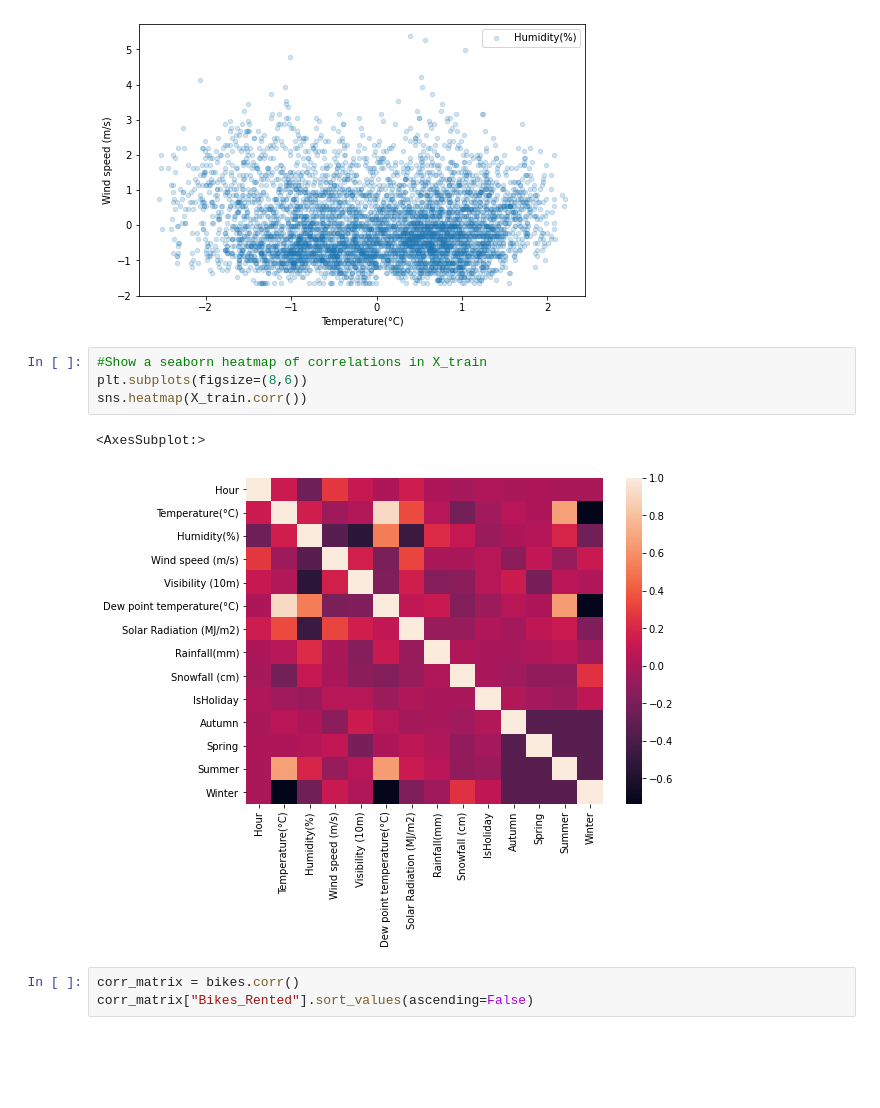
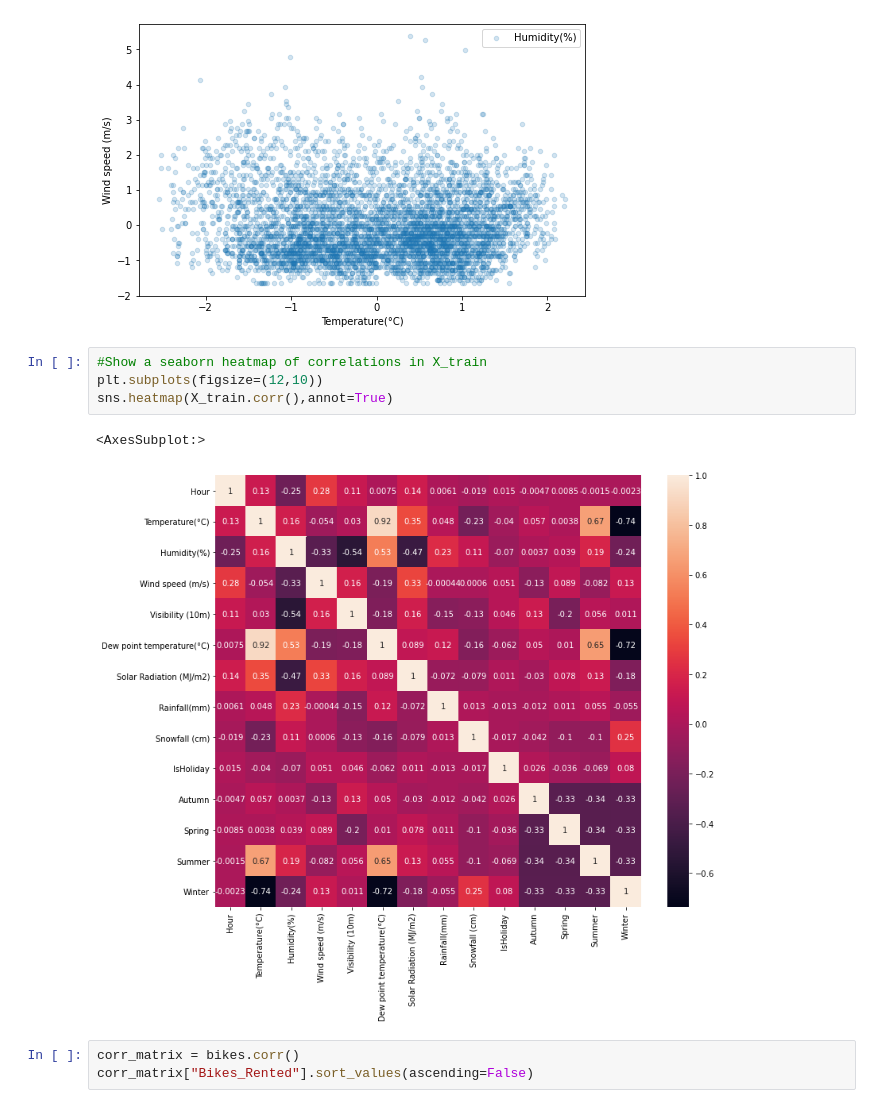
Before and after one commit to UsmanZafar911/Bikes-Rental-seoul, a Jupyter notebook: Seoul_Bike_Rental.ipynb, the cells around one changed output. Cells and saved outputs as stored; diff of their text form; blank space fills up the shorter version.

```diff
--- a/Seoul_Bike_Rental.ipynb
+++ b/Seoul_Bike_Rental.ipynb
@@ -267,11 +264,11 @@ plt.show()
 [figure]
 # %%
 #Show a seaborn heatmap of correlations in X_train
-plt.subplots(figsize=(8,6))
-sns.heatmap(X_train.corr())
+plt.subplots(figsize=(12,10))
+sns.heatmap(X_train.corr(),annot=True)
 # %% [output]
 <AxesSubplot:>
-[figure, old version]
+[figure, new version]
 # %%
 corr_matrix = bikes.corr()
 corr_matrix["Bikes_Rented"].sort_values(ascending=False)
```
Also changed, not shown: parts of 36 cells of this notebook.
